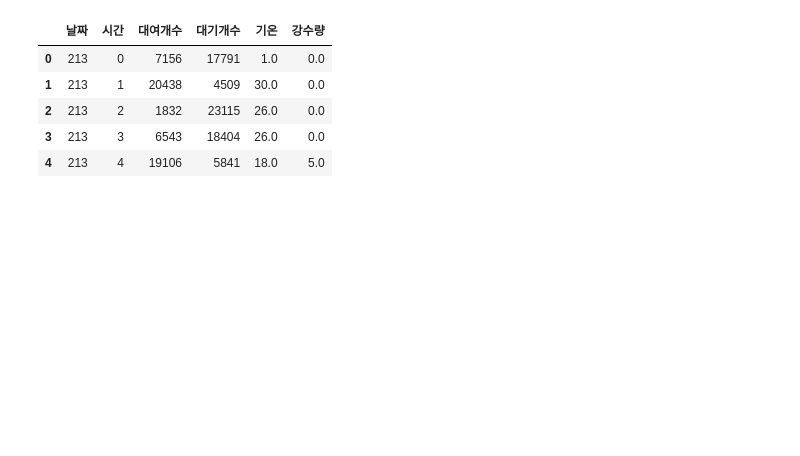
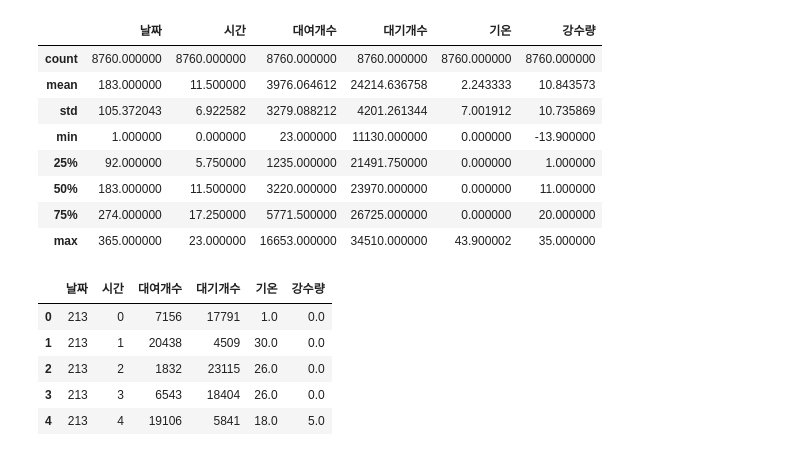
Before and after one commit to woojh3690/LSTMAE, a Jupyter notebook: lstm_ae.ipynb, the cells around one changed output. Drawn from its saved outputs; the diff is of its cells as text; code cells hidden in the pictures; blank space fills up the shorter version.

```diff
--- a/lstm_ae.ipynb
+++ b/lstm_ae.ipynb
@@ -38,3 +44,15 @@ df_true.head()
+# %%
+df_train.describe()
+# %% [output]
+|  | 날짜 | 시간 | 대여개수 | 대기개수 | 기온 | 강수량 |
+| count | 8760.000000 | 8760.000000 | 8760.000000 | 8760.000000 | 8760.000000 | 8760.000000 |
+| mean | 183.000000 | 11.500000 | 3976.064612 | 24214.636758 | 2.243333 | 10.843573 |
+| std | 105.372043 | 6.922582 | 3279.088212 | 4201.261344 | 7.001912 | 10.735869 |
+| min | 1.000000 | 0.000000 | 23.000000 | 11130.000000 | 0.000000 | -13.900000 |
+| 25% | 92.000000 | 5.750000 | 1235.000000 | 21491.750000 | 0.000000 | 1.000000 |
+| 50% | 183.000000 | 11.500000 | 3220.000000 | 23970.000000 | 0.000000 | 11.000000 |
+| 75% | 274.000000 | 17.250000 | 5771.500000 | 26725.000000 | 0.000000 | 20.000000 |
+| max | 365.000000 | 23.000000 | 16653.000000 | 34510.000000 | 43.900002 | 35.000000 |
 # %%
 # 전처리
 def preprocess(df):
```
Also changed, not shown: parts of 15 cells of this notebook.
